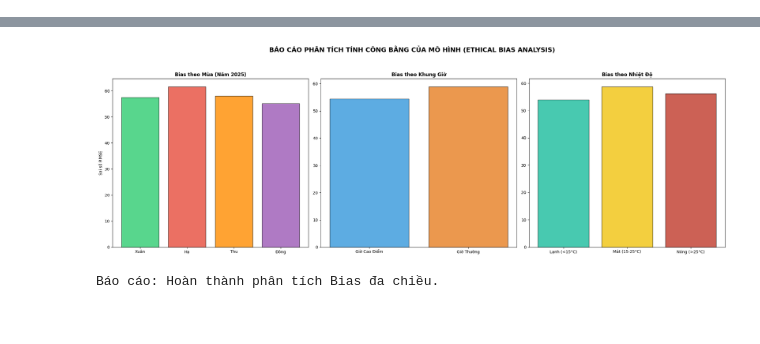
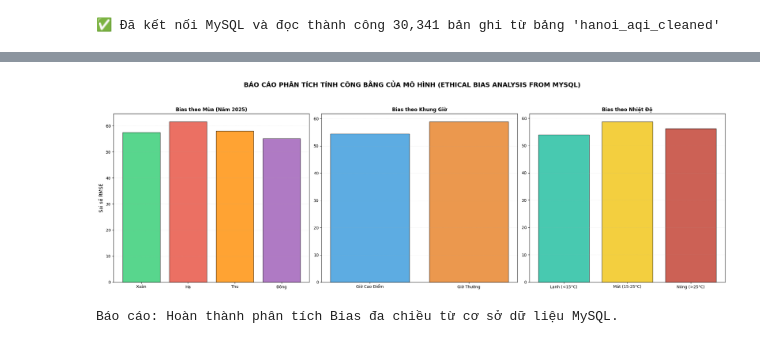
Before and after one commit to anh922006/air-quality-index-in-hanoi-, a Jupyter notebook: library_framework/Ethical_Bias_Report.ipynb, the cells around one changed output, grey strips where cells are left out. Drawn from its saved outputs; the diff is of its cells as text; code cells hidden in the pictures.

```diff
--- a/library_framework/Ethical_Bias_Report.ipynb
+++ b/library_framework/Ethical_Bias_Report.ipynb
@@ -4,45 +4,72 @@ import numpy as np
 import matplotlib.pyplot as plt
 from prophet import Prophet
 from sklearn.metrics import mean_squared_error
+from sqlalchemy import create_engine
 import warnings
 
+# 0. Tắt cảnh báo để báo cáo nhìn sạch sẽ, chuyên nghiệp
 warnings.filterwarnings('ignore', category=FutureWarning)
 
-# 1. ĐỌC DỮ LIỆU
-df = pd.read_csv('../clean/hanoi_aqi_cleaned.csv')
+engine = create_engine('mysql+pymysql://root:123456@localhost:3306/hanoi_aqi')
+
+try:
+    query = "SELECT * FROM hanoi_aqi_cleaned"
+    df = pd.read_sql(query, con=engine)
+    print(f"✅ Đã kết nối MySQL và đọc thành công {len(df):,} bản ghi từ bảng 'hanoi_aqi_cleaned'")
+except Exception as e:
+    print(f"❌ Lỗi kết nối hoặc không tìm thấy bảng sạch: {e}")
+    print("Mẹo: Hãy đảm bảo ông đã chạy file clean.ipynb trước để lưu dữ liệu vào MySQL nhé!")
+    raise SystemExit("Dừng chạy do lỗi kết nối Database.")
+
+# Chuẩn hóa tên cột viết thường để khớp với toàn bộ hệ thống
+df.columns = df.columns.str.strip().str.lower()
+
+# Định dạng cột thời gian và biến mục tiêu cho Prophet
 df['ds'] = pd.to_datetime(df['local_time'])
-df['y'] = df['aqi']
+df['y'] = pd.to_numeric(df['aqi'], errors='coerce')
 
+# Ép kiểu dữ liệu các cột phân tích về dạng số để tránh lỗi tính toán
+df['temperature'] = pd.to_numeric(df['temperature'], errors='coerce')
+df['is_rush_hour'] = pd.to_numeric(df['is_rush_hour'], errors='coerce')
+df['season'] = pd.to_numeric(df['season'], errors='coerce')
+
+# Loại bỏ dòng trống nếu có
+df = df.dropna(subset=['ds', 'y'])
+
+# 2. CHIA DỮ LIỆU ĐỂ KIỂM TRA BIAS (Năm 2025)
 train = df[df['ds'] < '2025-01-01']
 test = df[(df['ds'] >= '2025-01-01') & (df['ds'] <= '2025-12-31')]
 
-# 3. HUẤN LUYỆN MÔ HÌNH
+# 3. HUẤN LUYỆN MÔ HÌNH PROPHET
 model = Prophet(daily_seasonality=True, yearly_seasonality=True)
 model.fit(train)
 
+# 4. DỰ BÁO TRÊN TẬP TEST KHỚP VỚI ĐỘ DÀI DỮ LIỆU THỰC TẾ
 future = model.make_future_dataframe(periods=len(test), freq='h')
 forecast = model.predict(future)
 
-# 5. TÍNH TOÁN SAI SỐ ĐA CHIỀU
+# 5. TÍNH TOÁN SAI SỐ ĐA CHIỀU (EVALUATION)
 eval_df = test.copy()
 forecast_test = forecast.set_index('ds').loc[test['ds']]
 eval_df['pred'] = forecast_test['yhat'].values
 
-# Phân nhóm để đánh giá Bias
+# Phân nhóm dữ liệu để đánh giá Bias
 eval_df['season_name'] = eval_df['season'].map({0: 'Đông', 1: 'Xuân', 2: 'Hạ', 3: 'Thu'})
 eval_df['hour_type'] = eval_df['is_rush_hour'].map({1: 'Giờ Cao Điểm', 0: 'Giờ Thường'})
 eval_df['temp_group'] = pd.cut(eval_df['temperature'], bins=[-10, 15, 25, 50],
                                labels=['Lạnh (<15°C)', 'Mát (15-25°C)', 'Nóng (>25°C)'])
 
+# Hàm tính toán sai số RMSE
 def calc_rmse(group):
     if len(group) == 0: return np.nan
     return np.sqrt(mean_squared_error(group['y'], group['pred']))
 
-# Tính toán RMSE cho từng nhóm
+# Tính toán RMSE chi tiết cho từng nhóm đặc tính dữ liệu
 rmse_season = eval_df.groupby('season_name').apply(calc_rmse)
 rmse_hour = eval_df.groupby('hour_type').apply(calc_rmse)
 rmse_temp = eval_df.groupby('temp_group').apply(calc_rmse)
 
+# 6. VẼ ĐỒ THỊ PHÂN TÍCH TÍNH CÔNG BẰNG (ETHICAL BIAS VISUALIZATION)
 fig, axes = plt.subplots(1, 3, figsize=(22, 7))
 
 # Báo cáo 1: Bias theo Mùa
@@ -50,20 +77,23 @@ labels_s = ['Xuân', 'Hạ', 'Thu', 'Đông']
 avg_val = rmse_season.mean()
 vals_s = [rmse_season.get(l, avg_val) for l in labels_s]
 axes[0].bar(labels_s, vals_s, color=['#2ecc71', '#e74c3c', '#ff8c00', '#9b59b6'], edgecolor='black', alpha=0.8)
-axes[0].set_title('Bias theo Mùa (Năm 2025)', fontweight='bold')
-axes[0].set_ylabel('Sai số RMSE')
+axes[0].set_title('Bias theo Mùa (Năm 2025)', fontweight='bold', fontsize=12)
+axes[0].set_ylabel('Sai số RMSE', fontsize=12)
+axes[0].grid(axis='y', alpha=0.3, linestyle=':')
 
 # Báo cáo 2: Bias theo Khung Giờ
 axes[1].bar(rmse_hour.index, rmse_hour.values, color=['#3498db', '#e67e22'], edgecolor='black', alpha=0.8)
-axes[1].set_title('Bias theo Khung Giờ', fontweight='bold')
+axes[1].set_title('Bias theo Khung Giờ', fontweight='bold', fontsize=12)
+axes[1].grid(axis='y', alpha=0.3, linestyle=':')
 
 # Báo cáo 3: Bias theo Nhiệt Độ
 axes[2].bar(rmse_temp.index.astype(str), rmse_temp.values, color=['#1abc9c', '#f1c40f', '#c0392b'], edgecolor='black', alpha=0.8)
-axes[2].set_title('Bias theo Nhiệt Độ', fontweight='bold')
+axes[2].set_title('Bias theo Nhiệt Độ', fontweight='bold', fontsize=12)
+axes[2].grid(axis='y', alpha=0.3, linestyle=':')
 
-plt.suptitle('BÁO CÁO PHÂN TÍCH TÍNH CÔNG BẰNG CỦA MÔ HÌNH (ETHICAL BIAS ANALYSIS)', fontsize=16, fontweight='bold', y=1.05)
+plt.suptitle('BÁO CÁO PHÂN TÍCH TÍNH CÔNG BẰNG CỦA MÔ HÌNH (ETHICAL BIAS ANALYSIS FROM MYSQL)', fontsize=16, fontweight='bold', y=1.05)
 plt.tight_layout()
 plt.show()
 
-print("Báo cáo: Hoàn thành phân tích Bias đa chiều.")
+print("Báo cáo: Hoàn thành phân tích Bias đa chiều từ cơ sở dữ liệu MySQL.")
 # %% [output]
@@ -71,0 +101 @@ print("Báo cáo: Hoàn thành phân tích Bias đa chiều.")
+✅ Đã kết nối MySQL và đọc thành công 30,341 bản ghi từ bảng 'hanoi_aqi_cleaned'
@@ -72,2 +104,2 @@ print("Báo cáo: Hoàn thành phân tích Bias đa chiều.")
-[figure, old version]
+[figure, new version]
-Báo cáo: Hoàn thành phân tích Bias đa chiều.
+Báo cáo: Hoàn thành phân tích Bias đa chiều từ cơ sở dữ liệu MySQL.
```
Also changed, not shown: parts of 1 cell of this notebook, 4 other files.
